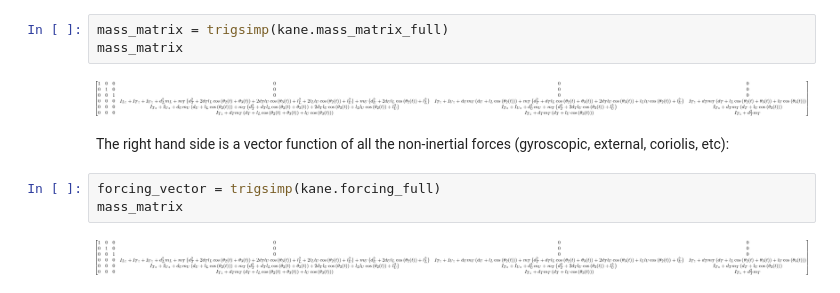
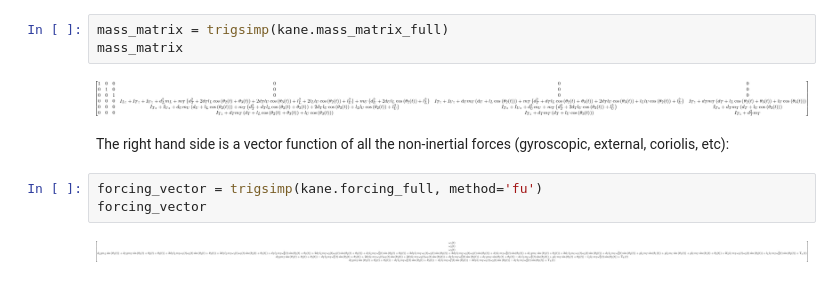
Before and after one commit to pydy/pydy-tutorial-human-standing, a Jupyter notebook: notebooks/n06_equations_of_motion.ipynb, the cells around one changed output. Drawn from its saved outputs; the diff is of its cells as text.

```diff
--- a/notebooks/n06_equations_of_motion.ipynb
+++ b/notebooks/n06_equations_of_motion.ipynb
@@ -78,7 +78,7 @@ mass_matrix
 # %% [markdown]
 The right hand side is a vector function of all the non-inertial forces (gyroscopic, external, coriolis, etc):
 # %%
-forcing_vector = trigsimp(kane.forcing_full)
-mass_matrix
+forcing_vector = trigsimp(kane.forcing_full, method='fu')
+forcing_vector
 # %% [output]
-[figure, old version]
+[figure, new version]
```
Also changed, not shown: 4 other files.
